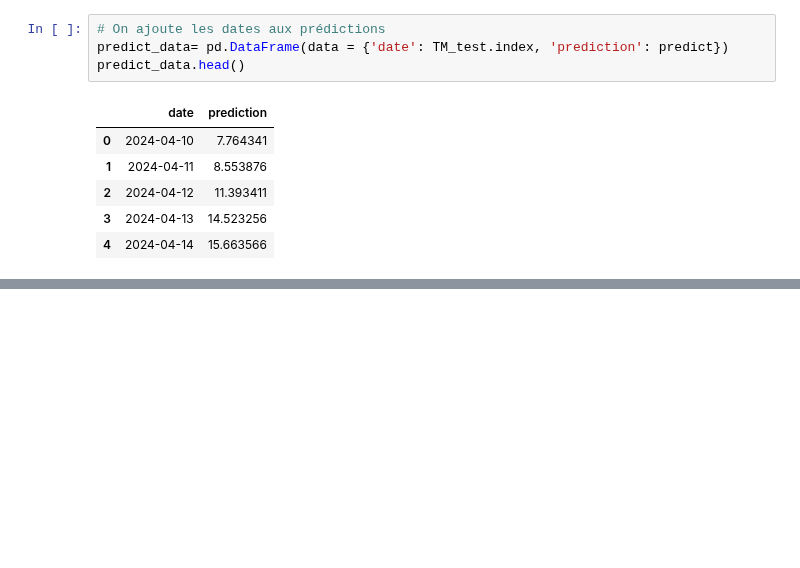
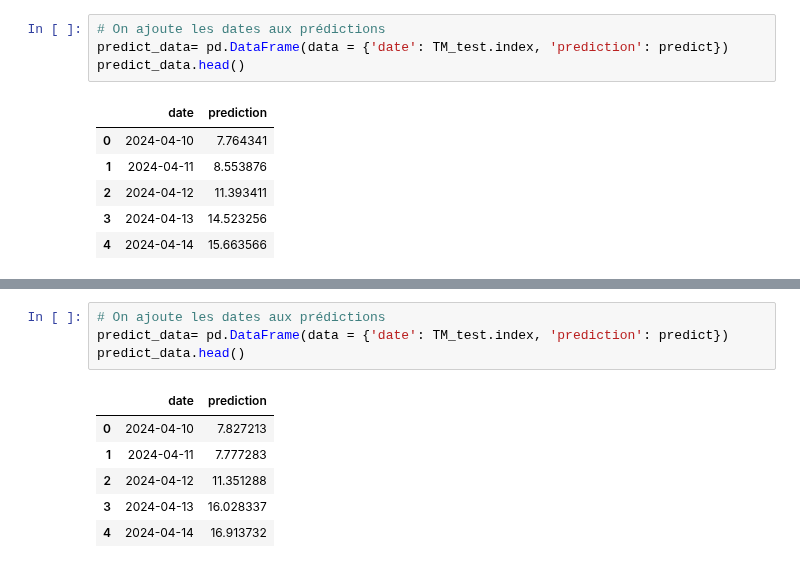
Before and after one commit to laureineCompaore/ProjetPython, a Jupyter notebook: RandomForestLaureine.ipynb, the cells around one changed output, grey strips where cells are left out. Cells and saved outputs as stored; diff of their text form; blank space fills up the shorter version.

```diff
--- a/RandomForestLaureine.ipynb
+++ b/RandomForestLaureine.ipynb
@@ -196,0 +338,11 @@ plt.ylabel('Température moyenne (C)'); plt.title('Actual and Predicted Values')
+# %%
+# On ajoute les dates aux prédictions
+predict_data= pd.DataFrame(data = {'date': TM_test.index, 'prediction': predict})
+predict_data.head()
+# %% [output]
+|  | date | prediction |
+| 0 | 2024-04-10 | 7.827213 |
+| 1 | 2024-04-11 | 7.777283 |
+| 2 | 2024-04-12 | 11.351288 |
+| 3 | 2024-04-13 | 16.028337 |
+| 4 | 2024-04-14 | 16.913732 |
```
Also changed, not shown: parts of 16 cells of this notebook.
